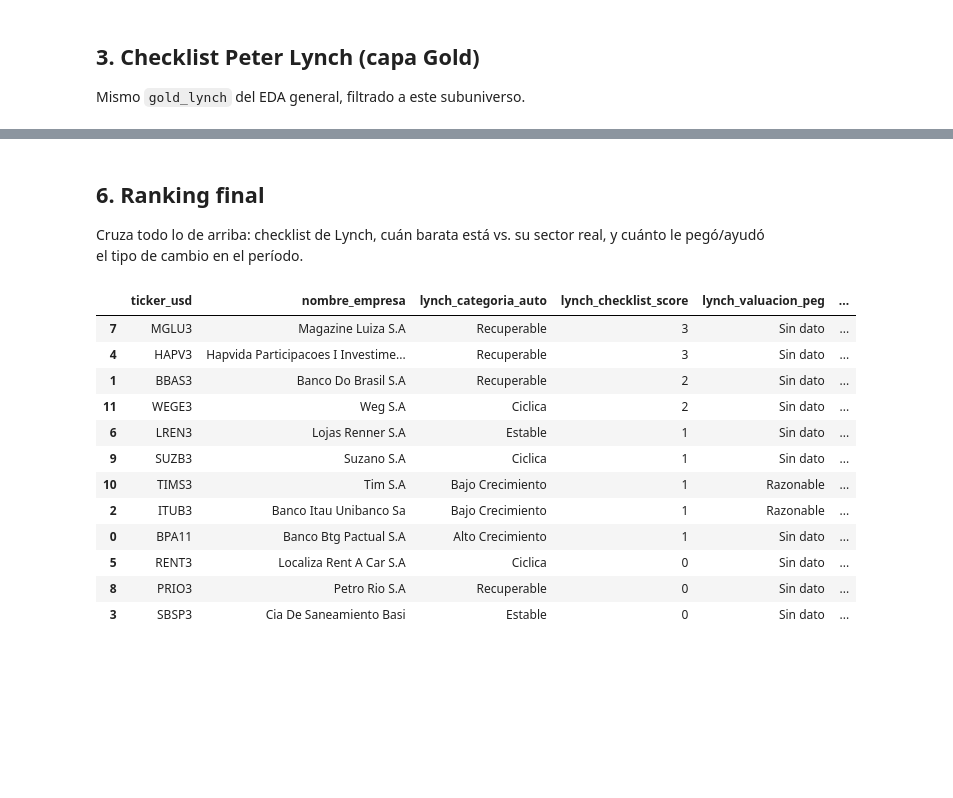
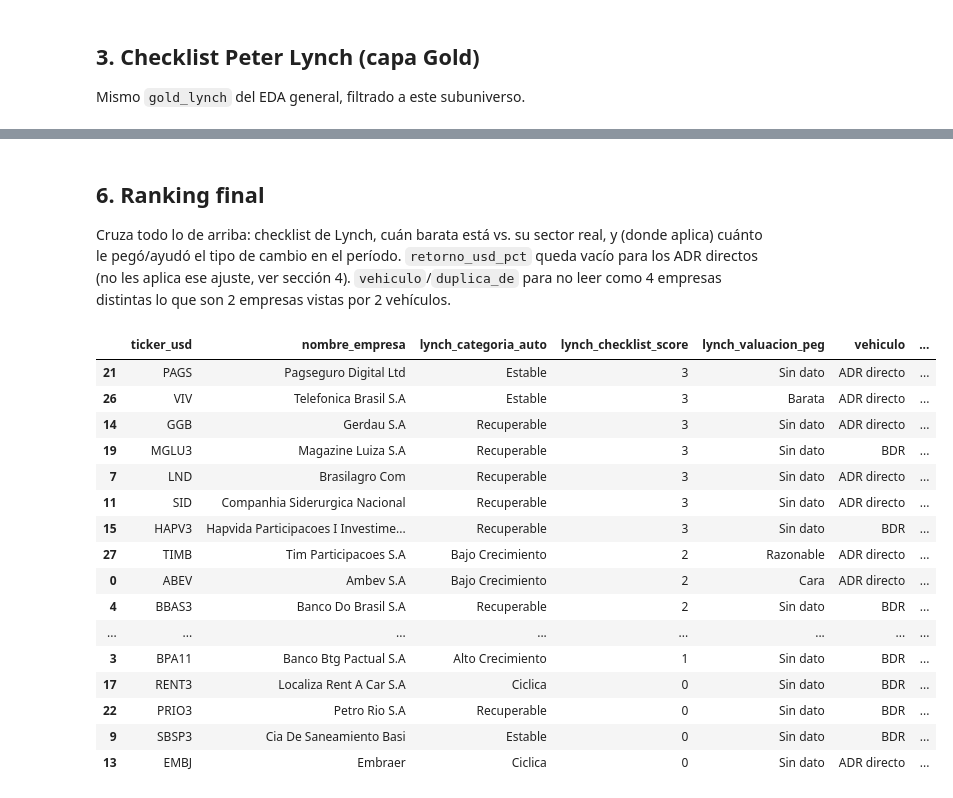
Before and after one commit to esfer98/cedears-data-pipeline, a Jupyter notebook: notebooks/eda_brasil.ipynb, the cells around one changed output, grey strips where cells are left out. Saved outputs shown, nothing was run; the diff lists cells and outputs as text; code cells hidden in the pictures; blank space fills up the shorter version.

```diff
--- a/notebooks/eda_brasil.ipynb
+++ b/notebooks/eda_brasil.ipynb
@@ -15,11 +20,32 @@ pd.set_option("display.max_columns", 50)
 
 con = duckdb.connect("../data/warehouse.duckdb", read_only=True)
 
-dim_brasil = con.execute("""
+bdr = con.execute("""
     SELECT * FROM dim_empresa
     WHERE mercado = 'brasil' AND ticker_usd NOT IN ('NAT3D', 'VAL3D')
 """).fetchdf()
+bdr["vehiculo"] = "BDR"
+
+adr = con.execute("""
+    SELECT * FROM dim_empresa
+    WHERE mercado = 'usa_otros' AND pais_origen ILIKE '%brazil%'
+""").fetchdf()
+adr["vehiculo"] = "ADR directo"
+
+# 4 empresas cotizan como BDR y como ADR a la vez (misma compañia, dos
+# vehiculos) -- no se deduplican, quedan marcadas para no contarlas dos
+# veces sin querer en un promedio/conteo agregado.
+DUPLICADOS = {
+    "ITUB": "ITUB3", "ITUB3": "ITUB",
+    "SUZ": "SUZB3", "SUZB3": "SUZ",
+    "TIMB": "TIMS3", "TIMS3": "TIMB",
+    "SBS": "SBSP3", "SBSP3": "SBS",
+}
+
+dim_brasil = pd.concat([bdr, adr], ignore_index=True)
+dim_brasil["duplica_de"] = dim_brasil["ticker_usd"].map(DUPLICADOS)
 BRASIL = dim_brasil["ticker_usd"].tolist()
+BDR_TICKERS = bdr["ticker_usd"].tolist()  # subset en BRL -- usado en la seccion 4 (retorno limpio vs. cambiario)
 
 metrics = con.execute("SELECT * FROM fact_metrics_daily WHERE ticker_usd = ANY(?)", [BRASIL]).fetchdf()
 precios = con.execute(
@@ -27,7 +53,8 @@ precios = con.execute(
 ).fetchdf()
 macro_brasil = con.execute("SELECT * FROM fact_macro_daily WHERE serie IN ('USDBRL', 'BOVESPA')").fetchdf()
 
-print(f"Universo: {len(BRASIL)} BDRs brasileñas")
+print(f"Universo: {len(BRASIL)} empresas brasileñas ({len(bdr)} BDR + {len(adr)} ADR directo, "
+      f"{dim_brasil['duplica_de'].notna().sum()} marcadas como duplicado)")
 print("dim_brasil:", dim_brasil.shape)
 print("fact_metrics_daily:", metrics.shape)
 print("fact_precios_daily:", precios.shape)
@@ -152,7 +194,7 @@ SELECT
     ROUND(((pt.p_final / pt.p_inicial) / (u.u_final / u.u_inicial) - 1) * 100, 1) AS retorno_usd_pct
 FROM precios_ticker pt, usdbrl_rango u
 """
-retorno_fx = con.execute(q_fx, [BRASIL, BRASIL, BRASIL]).fetchdf().merge(
+retorno_fx = con.execute(q_fx, [BDR_TICKERS, BDR_TICKERS, BDR_TICKERS]).fetchdf().merge(
     dim_brasil[["ticker_usd", "nombre_empresa"]], on="ticker_usd"
 )
 retorno_fx = retorno_fx.sort_values("retorno_usd_pct", ascending=False)
@@ -165,7 +207,7 @@ ax.set_yticks(list(x))
 ax.set_yticklabels(retorno_fx["ticker_usd"])
 ax.invert_yaxis()
 ax.set_xlabel("Retorno total del período (%)")
-ax.set_title("Retorno nominal (BRL) vs. retorno en USD (aislando el efecto del tipo de cambio)")
+ax.set_title("Retorno nominal (BRL) vs. retorno en USD (aislando el efecto del tipo de cambio) — solo BDRs")
 ax.legend()
 plt.tight_layout()
 plt.show()
@@ -256,27 +302,32 @@ exposicion[["ticker_usd", "nombre_empresa", "corr_vs_bovespa", "corr_vs_usdbrl",
 # %% [markdown]
 ## 6. Ranking final
 
-Cruza todo lo de arriba: checklist de Lynch, cuán barata está vs. su sector real, y cuánto le pegó/ayudó el tipo de cambio en el período.
+Cruza todo lo de arriba: checklist de Lynch, cuán barata está vs. su sector real, y (donde aplica) cuánto le pegó/ayudó el tipo de cambio en el período. `retorno_usd_pct` queda vacío para los ADR directos (no les aplica ese ajuste, ver sección 4). `vehiculo`/`duplica_de` para no leer como 4 empresas distintas lo que son 2 empresas vistas por 2 vehículos.
 # %%
 ranking = (
     lynch_brasil[["ticker_usd", "nombre_empresa", "lynch_categoria_auto", "lynch_checklist_score", "lynch_valuacion_peg"]]
+    .merge(dim_brasil[["ticker_usd", "vehiculo", "duplica_de"]], on="ticker_usd")
     .merge(comparables_brasil[["ticker_usd", "comp_pe_vs_sector_pct", "comp_percentil_crecimiento_en_sector"]], on="ticker_usd")
-    .merge(retorno_fx[["ticker_usd", "retorno_usd_pct"]], on="ticker_usd")
+    .merge(retorno_fx[["ticker_usd", "retorno_usd_pct"]], on="ticker_usd", how="left")
     .merge(exposicion[["ticker_usd", "corr_vs_bovespa", "corr_vs_usdbrl"]], on="ticker_usd")
     .sort_values(["lynch_checklist_score", "comp_pe_vs_sector_pct"], ascending=[False, True])
 )
 ranking
 # %% [output]
-|  | ticker_usd | nombre_empresa | lynch_categoria_auto | lynch_checklist_score | lynch_valuacion_peg | ... |
-| 7 | MGLU3 | Magazine Luiza S.A | Recuperable | 3 | Sin dato | ... |
-| 4 | HAPV3 | Hapvida Participacoes I Investime... | Recuperable | 3 | Sin dato | ... |
-| 1 | BBAS3 | Banco Do Brasil S.A | Recuperable | 2 | Sin dato | ... |
-| 11 | WEGE3 | Weg S.A | Ciclica | 2 | Sin dato | ... |
-| 6 | LREN3 | Lojas Renner S.A | Estable | 1 | Sin dato | ... |
-| 9 | SUZB3 | Suzano S.A | Ciclica | 1 | Sin dato | ... |
-| 10 | TIMS3 | Tim S.A | Bajo Crecimiento | 1 | Razonable | ... |
-| 2 | ITUB3 | Banco Itau Unibanco Sa | Bajo Crecimiento | 1 | Razonable | ... |
-| 0 | BPA11 | Banco Btg Pactual S.A | Alto Crecimiento | 1 | Sin dato | ... |
-| 5 | RENT3 | Localiza Rent A Car S.A | Ciclica | 0 | Sin dato | ... |
-| 8 | PRIO3 | Petro Rio S.A | Recuperable | 0 | Sin dato | ... |
-| 3 | SBSP3 | Cia De Saneamiento Basi | Estable | 0 | Sin dato | ... |
+|  | ticker_usd | nombre_empresa | lynch_categoria_auto | lynch_checklist_score | lynch_valuacion_peg | vehiculo | ... |
+| 21 | PAGS | Pagseguro Digital Ltd | Estable | 3 | Sin dato | ADR directo | ... |
+| 26 | VIV | Telefonica Brasil S.A | Estable | 3 | Barata | ADR directo | ... |
+| 14 | GGB | Gerdau S.A | Recuperable | 3 | Sin dato | ADR directo | ... |
+| 19 | MGLU3 | Magazine Luiza S.A | Recuperable | 3 | Sin dato | BDR | ... |
+| 7 | LND | Brasilagro Com | Recuperable | 3 | Sin dato | ADR directo | ... |
+| 11 | SID | Companhia Siderurgica Nacional | Recuperable | 3 | Sin dato | ADR directo | ... |
+| 15 | HAPV3 | Hapvida Participacoes I Investime... | Recuperable | 3 | Sin dato | BDR | ... |
+| 27 | TIMB | Tim Participacoes S.A | Bajo Crecimiento | 2 | Razonable | ADR directo | ... |
+| 0 | ABEV | Ambev S.A | Bajo Crecimiento | 2 | Cara | ADR directo | ... |
+| 4 | BBAS3 | Banco Do Brasil S.A | Recuperable | 2 | Sin dato | BDR | ... |
+| ... | ... | ... | ... | ... | ... | ... | ... |
+| 3 | BPA11 | Banco Btg Pactual S.A | Alto Crecimiento | 1 | Sin dato | BDR | ... |
+| 17 | RENT3 | Localiza Rent A Car S.A | Ciclica | 0 | Sin dato | BDR | ... |
+| 22 | PRIO3 | Petro Rio S.A | Recuperable | 0 | Sin dato | BDR | ... |
+| 9 | SBSP3 | Cia De Saneamiento Basi | Estable | 0 | Sin dato | BDR | ... |
+| 13 | EMBJ | Embraer | Ciclica | 0 | Sin dato | ADR directo | ... |
```
Also changed, not shown: parts of 10 cells of this notebook.
